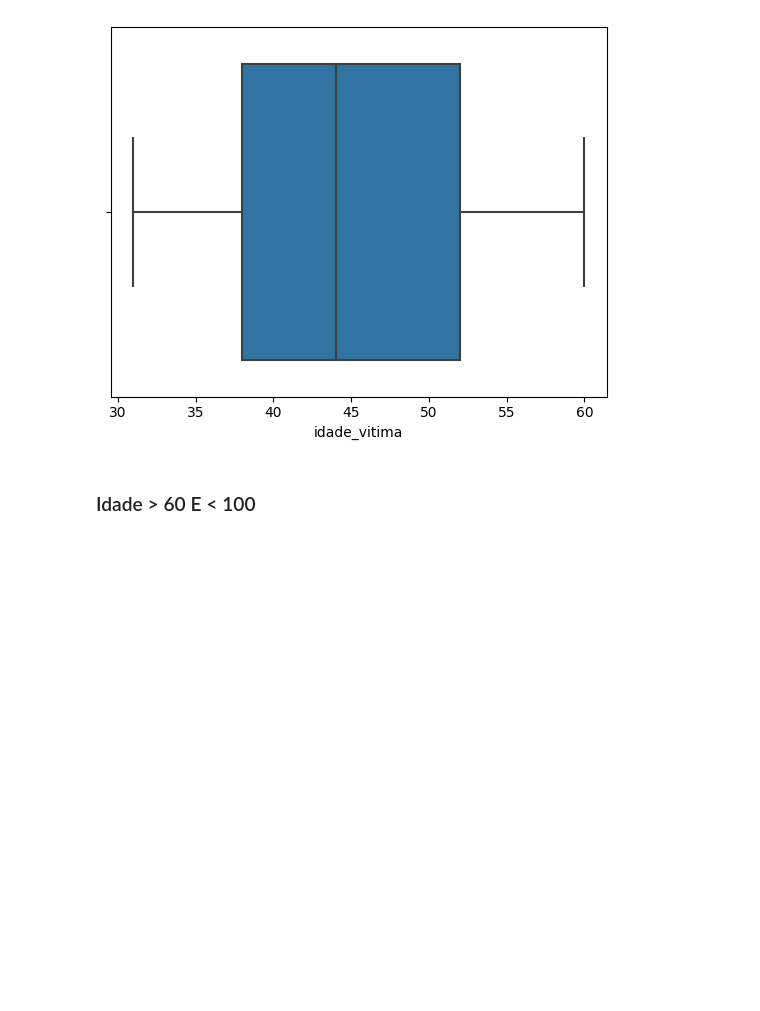
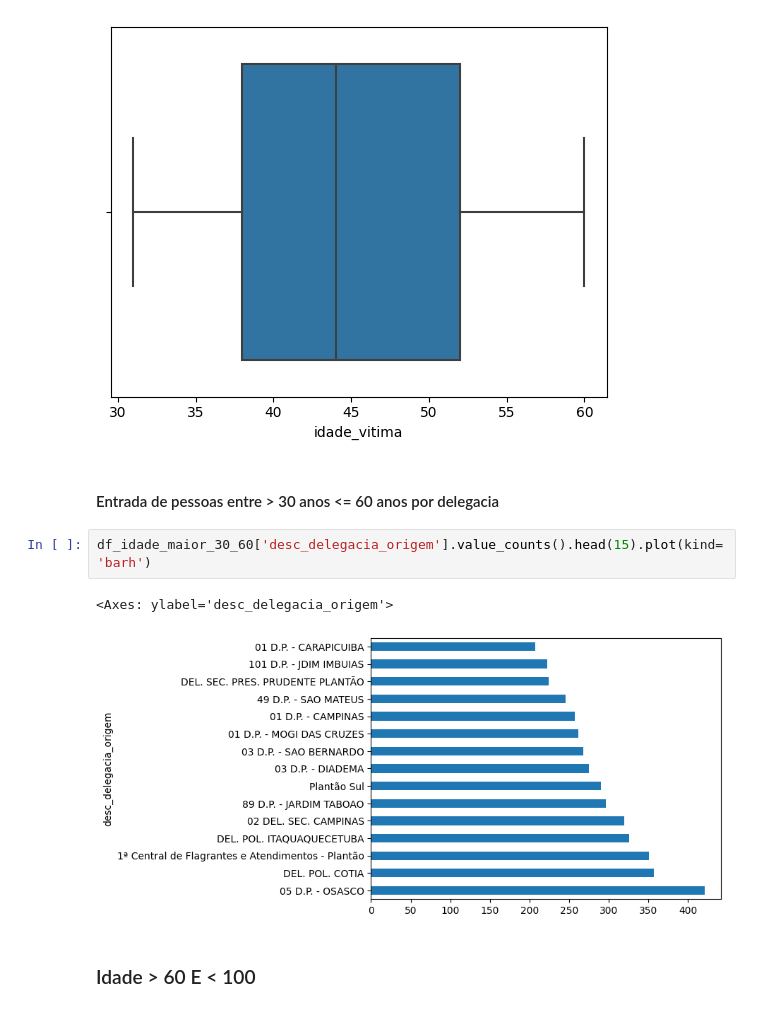
Before and after one commit to CriminiX/data-analysis, a Jupyter notebook: notebooks/iml_analysis.ipynb, the cells around one changed output. Cells and saved outputs as stored; diff of their text form; blank space fills up the shorter version.

```diff
--- a/notebooks/iml_analysis.ipynb
+++ b/notebooks/iml_analysis.ipynb
@@ -188,6 +203,13 @@ sns.boxplot(x='idade_vitima', data=df_idade_maior_30_60)
 # %% [output]
 <Axes: xlabel='idade_vitima'>
 [figure]
+# %% [markdown]
+#### Entrada de pessoas entre > 30 anos <= 60 anos por delegacia
+# %%
+df_idade_maior_30_60['desc_delegacia_origem'].value_counts().head(15).plot(kind='barh')
+# %% [output]
+<Axes: ylabel='desc_delegacia_origem'>
+[figure, added]
 # %% [markdown]
 ### Idade > 60 E < 100
 # %%
```
Also changed, not shown: parts of 25 cells of this notebook.
